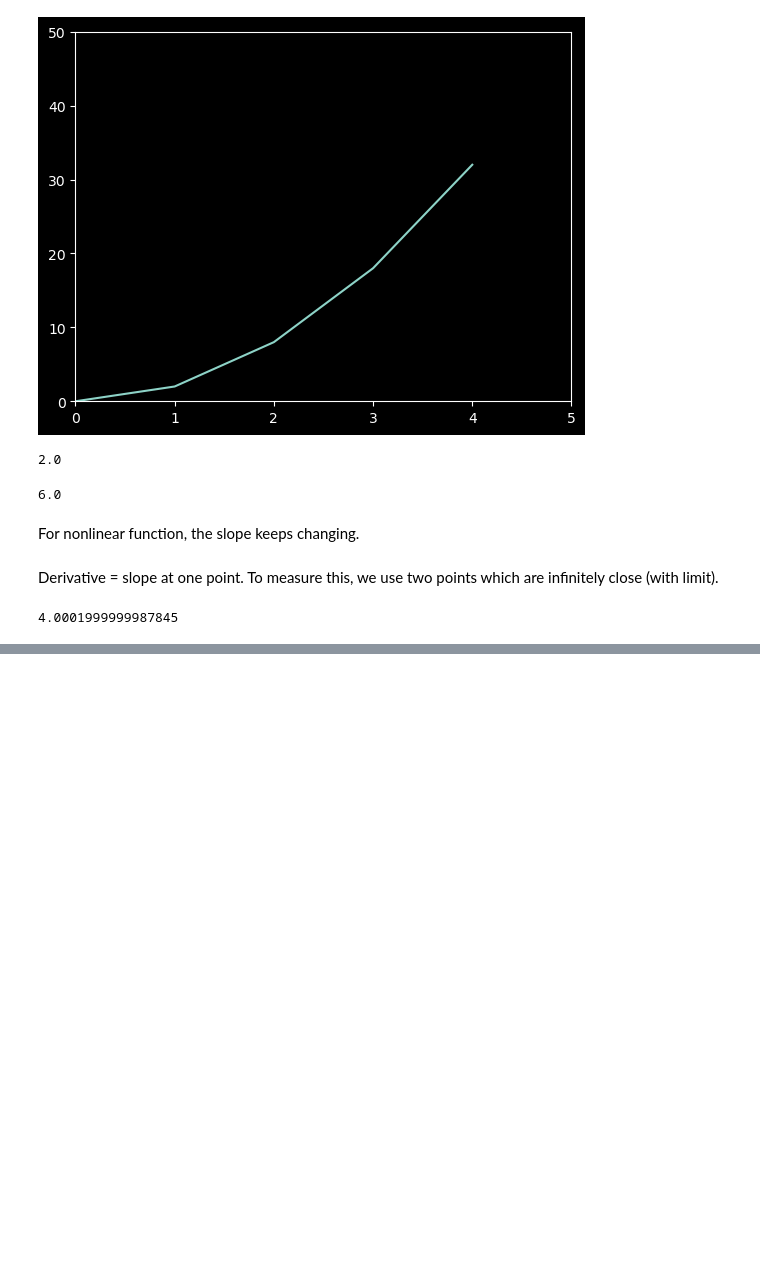
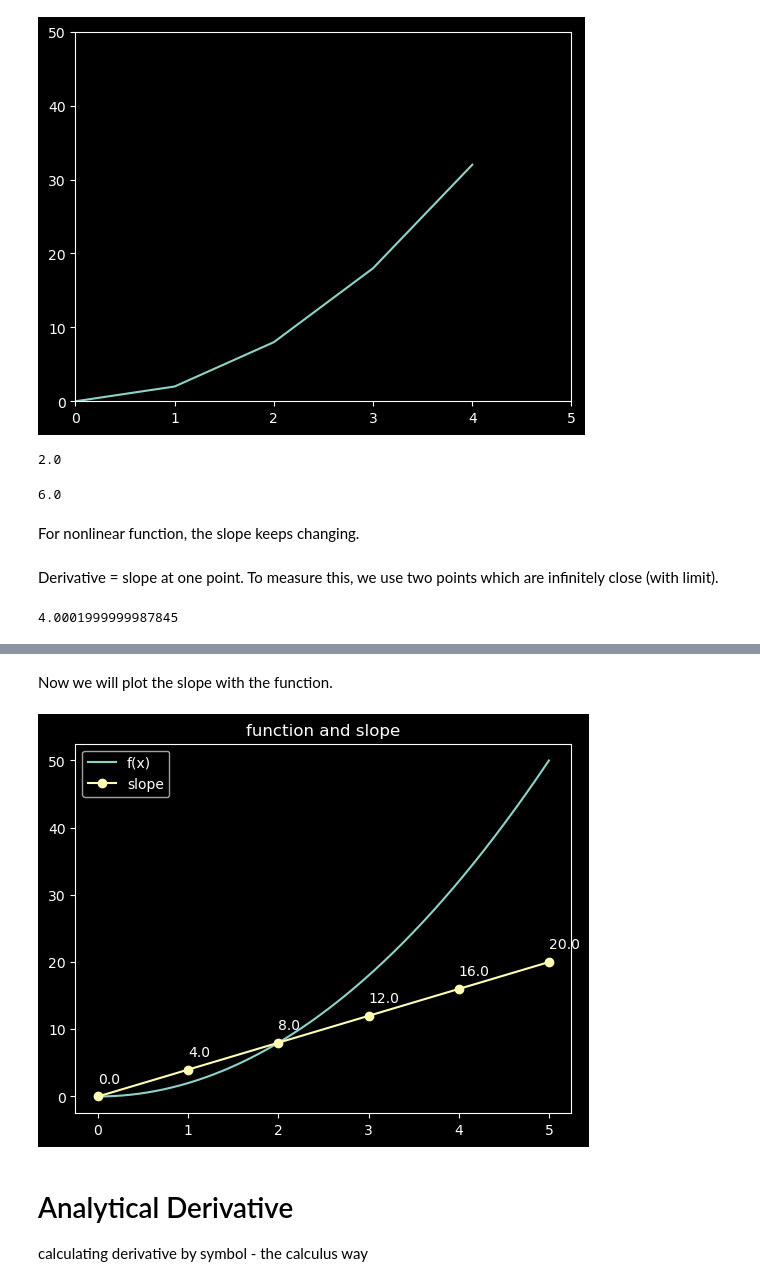
Before and after one commit to danjelito/nn-from-scratch, a Jupyter notebook: 07_derivative.ipynb, the cells around one changed output, grey strips where cells are left out. Drawn from its saved outputs; the diff is of its cells as text; code cells hidden in the pictures; blank space fills up the shorter version.

```diff
--- a/07_derivative.ipynb
+++ b/07_derivative.ipynb
@@ -81,0 +90,32 @@ slope
+# %% [markdown]
+Now we will plot the slope with the function.
+# %%
+def f(x):
+    return 2*x**2
+
+X= np.arange(0, 5, 0.0001)
+y= f(X)
+
+X1_slope= np.arange(0, 6, 1)
+X2_slope= X1_slope + 0.0001
+y1_slope= f(X1_slope)
+y2_slope= f(X2_slope)
+
+slopes= (y2_slope-y1_slope) / (X2_slope-X1_slope)
+slopes_rounded= np.round(slopes)
+
+for slope, xy in zip(slopes_rounded, zip(X1_slope,
+                                         slopes_rounded + 2)):
+    plt.annotate(slope, xy= xy)
+
+plt.plot(X, y, label= 'f(x)')
+plt.plot(X1_slope, slopes, label= 'slope', marker= 'o')
+plt.title('function and slope')
+plt.legend()
+plt.show()
+# %% [output]
+[figure, added]
+# %% [markdown]
+# Analytical Derivative
+
+calculating derivative by symbol - the calculus way
```
Also changed, not shown: parts of 5 cells of this notebook, 1 other file.
